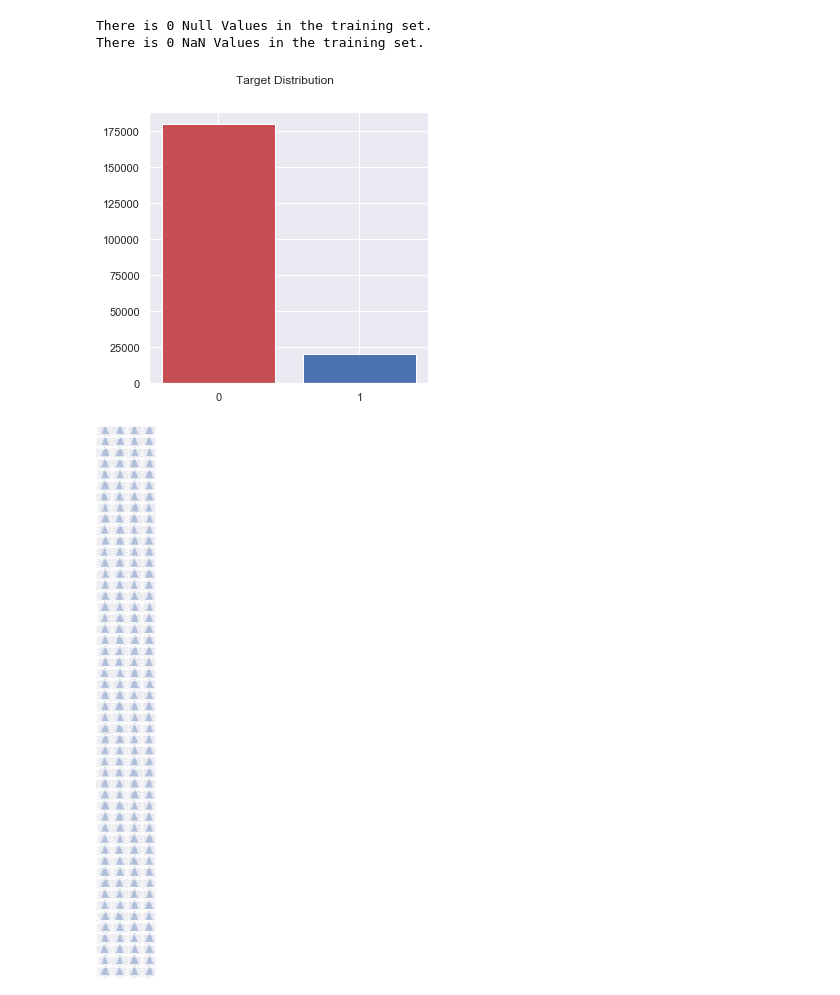
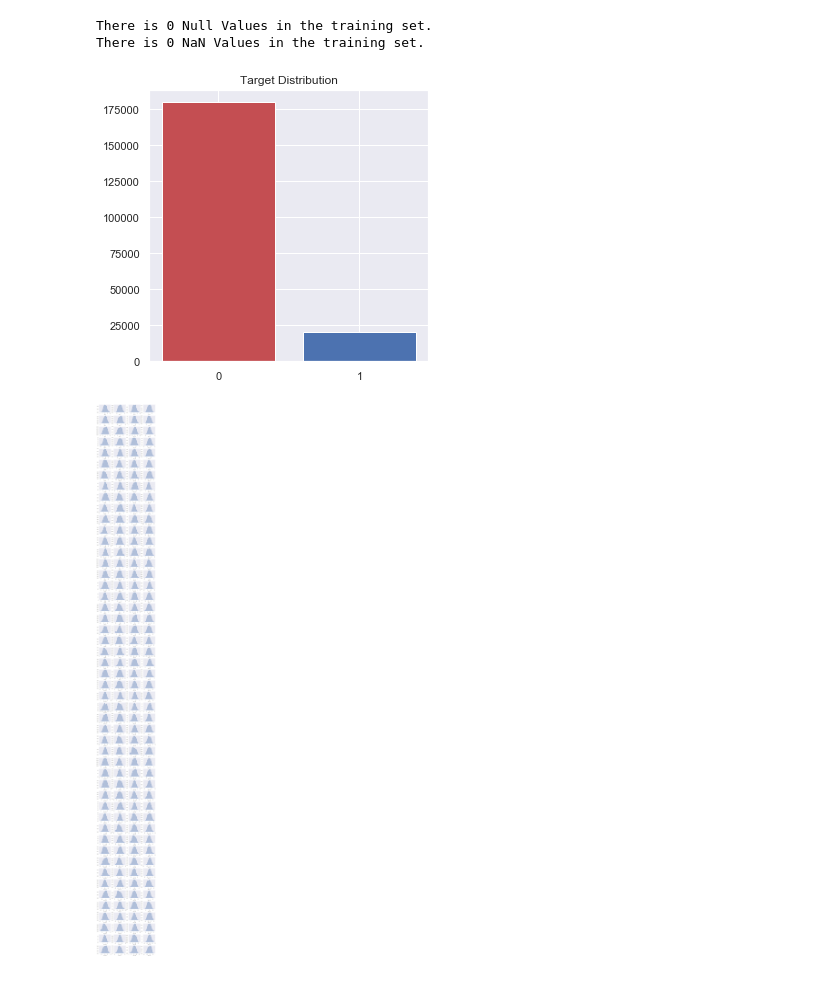
Before and after one commit to ederson-souza/Udacity-Capstone-Project, a Jupyter notebook: Capstone Project.ipynb, the cells around one changed output. Cells and saved outputs as stored; diff of their text form; code cells hidden in the pictures.

```diff
--- a/Capstone Project.ipynb
+++ b/Capstone Project.ipynb
@@ -118,12 +118,12 @@ There is 0 NaN Values in the training set.
 # %%
 #Plot of distribution of 0 and 1 in the target
 plt.figure(figsize=(5,5))
-plt.suptitle('Target Distribution')
+plt.title('Target Distribution')
 plt.bar(['0', '1'],train.target.value_counts(), color = ['r', 'b'])
 plt.savefig('assets/target.png')
 plt.show()
 # %% [output]
-[figure, old version]
+[figure, new version]
 # %%
 #Ploting histograms of the features.
 
```
Also changed, not shown: parts of 16 cells of this notebook, 1 other file.
